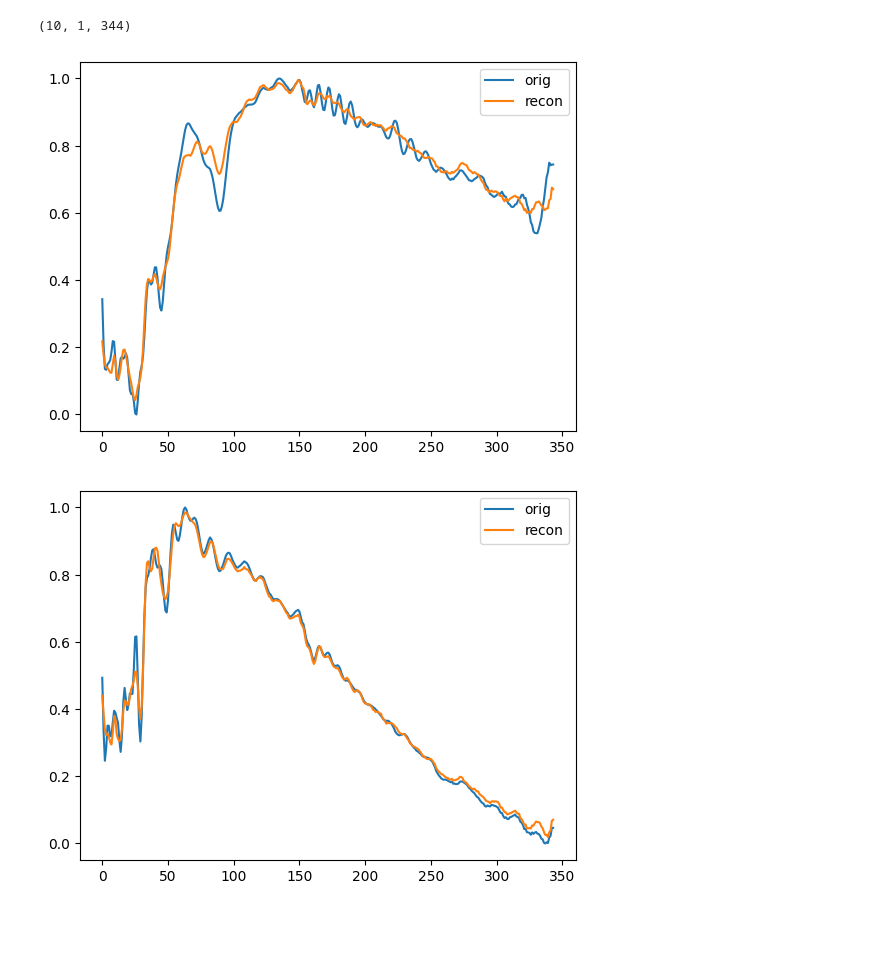
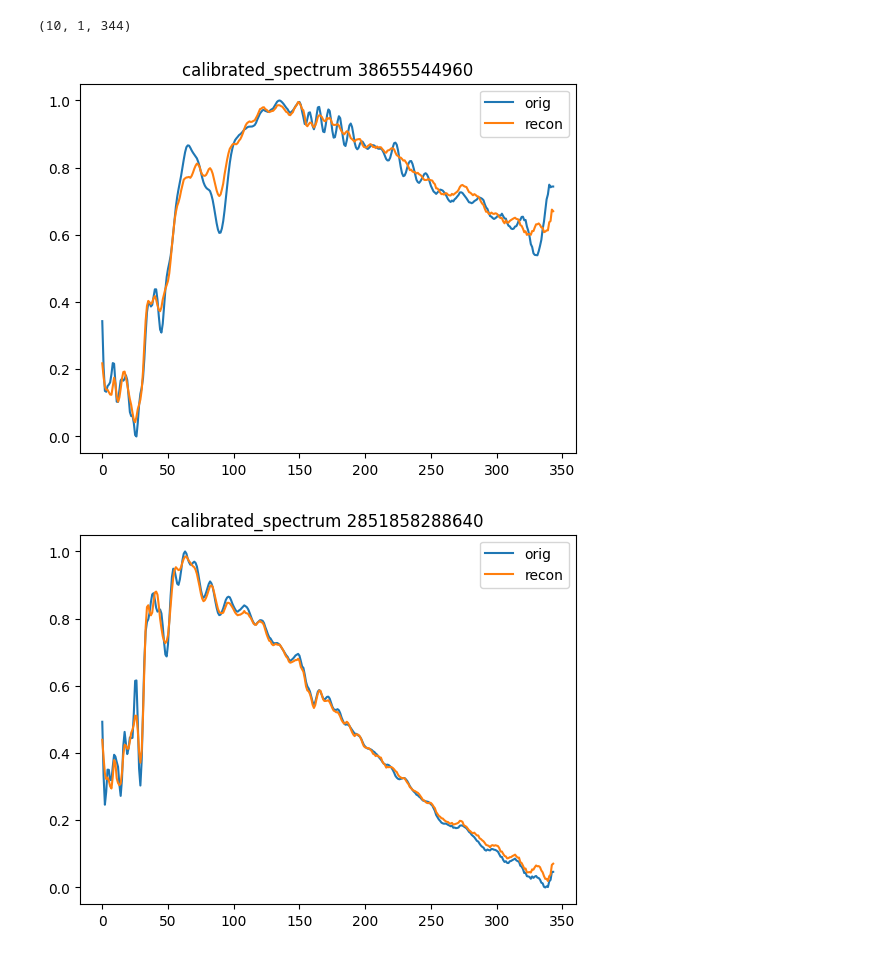
Before and after one commit to HITS-AIN/Spherinator, a Jupyter notebook: gaia/onnx_vae_reconstruction.ipynb, the cells around one changed output. Drawn from its saved outputs; the diff is of its cells as text; code cells hidden in the pictures; blank space fills up the shorter version.

```diff
--- a/gaia/onnx_vae_reconstruction.ipynb
+++ b/gaia/onnx_vae_reconstruction.ipynb
@@ -39,12 +39,13 @@ recon[0].shape
 # %%
 from matplotlib import pyplot as plt
 
 for idx in range(10):
     plt.figure()
+    plt.title(f"calibrated_spectrum {gaia["source_id"][idx]}")
     plt.plot(data[idx][0], label=f"orig")
     plt.plot(recon[0][idx][0], label=f"recon")
     plt.legend(loc="upper right")
     plt.show()
 # %% [output]
-[figure, old version]
+[figure, new version]
-[figure, old version]
+[figure, new version]
```
Also changed, not shown: parts of 2 cells of this notebook, 1 other file.
